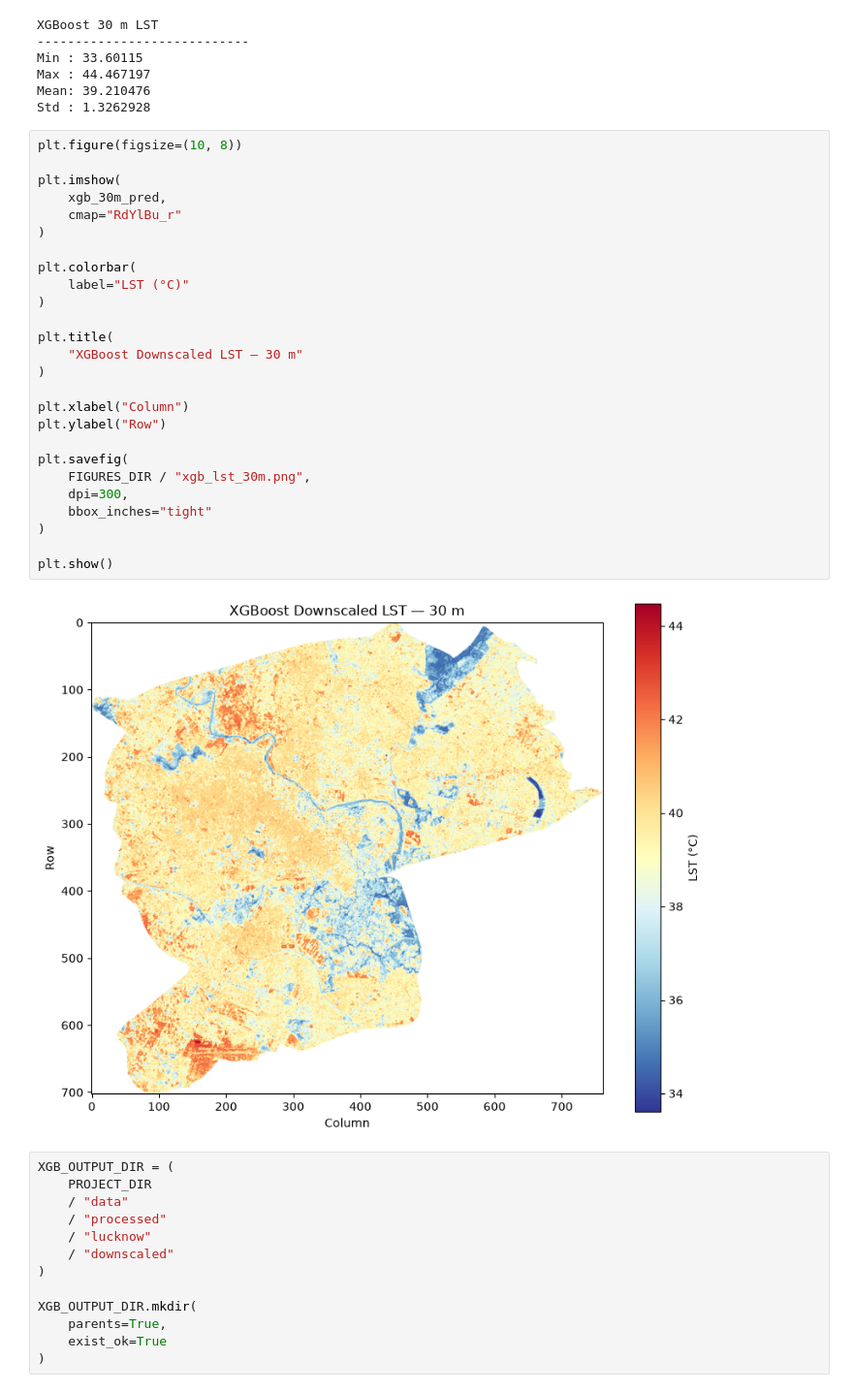
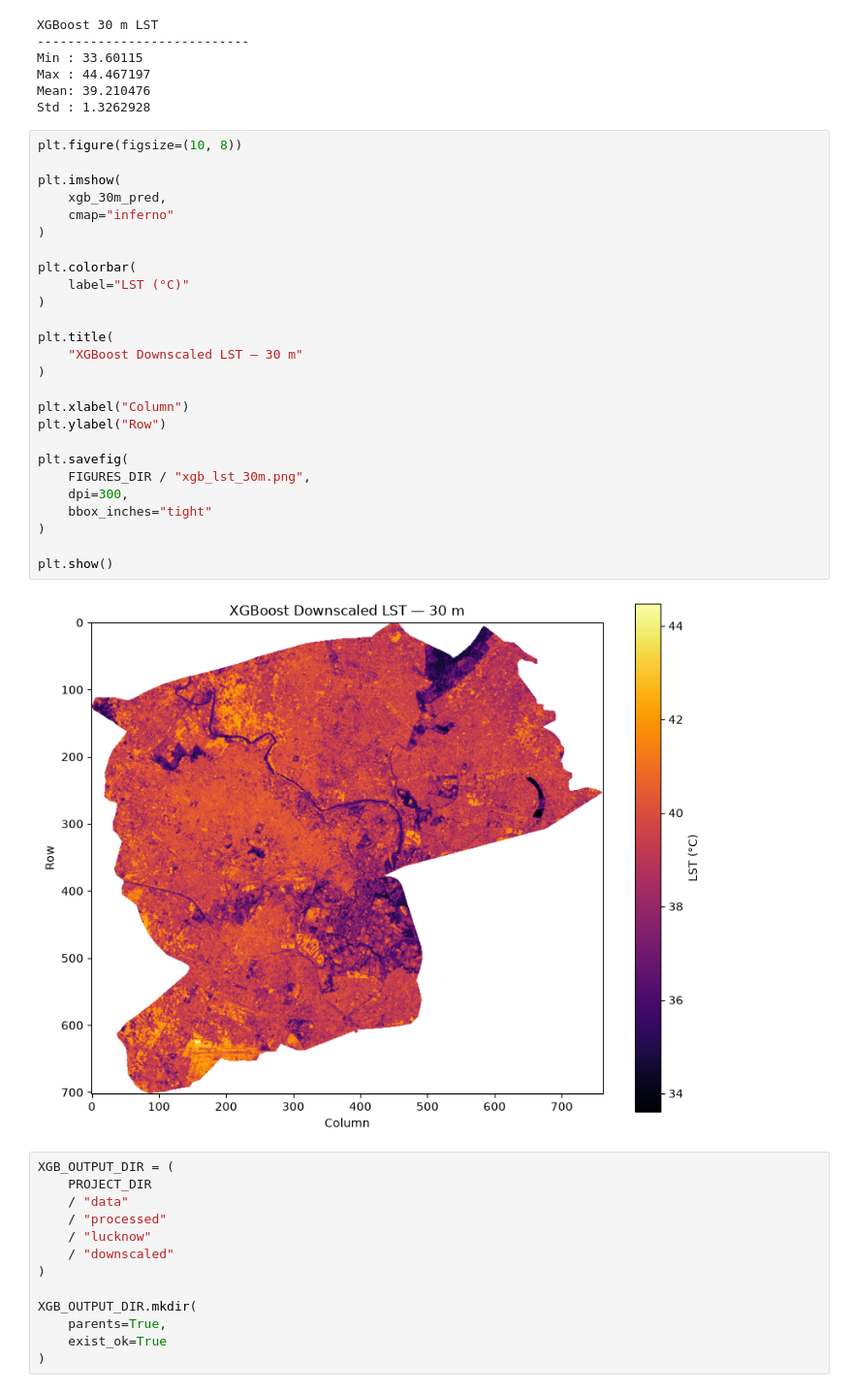
Before and after one commit to anshika1909singh-sys/GeoAI-LST-Downscaling, a Jupyter notebook: notebooks/05_XGB_Downscaling.ipynb, the cells around one changed output. Shown at 97% size. Cells and saved outputs as stored; diff of their text form.

```diff
--- a/notebooks/05_XGB_Downscaling.ipynb
+++ b/notebooks/05_XGB_Downscaling.ipynb
@@ -845,31 +864,31 @@ Std : 1.3262928
 # %%
 plt.figure(figsize=(10, 8))
 
 plt.imshow(
     xgb_30m_pred,
-    cmap="RdYlBu_r"
+    cmap="inferno"
 )
 
 plt.colorbar(
     label="LST (°C)"
 )
 
 plt.title(
     "XGBoost Downscaled LST — 30 m"
 )
 
 plt.xlabel("Column")
 plt.ylabel("Row")
 
 plt.savefig(
     FIGURES_DIR / "xgb_lst_30m.png",
     dpi=300,
     bbox_inches="tight"
 )
 
 plt.show()
 # %% [output]
-[figure, old version]
+[figure, new version]
 # %%
 XGB_OUTPUT_DIR = (
     PROJECT_DIR
```
Also changed, not shown: parts of 6 cells of this notebook, 17 other files.
